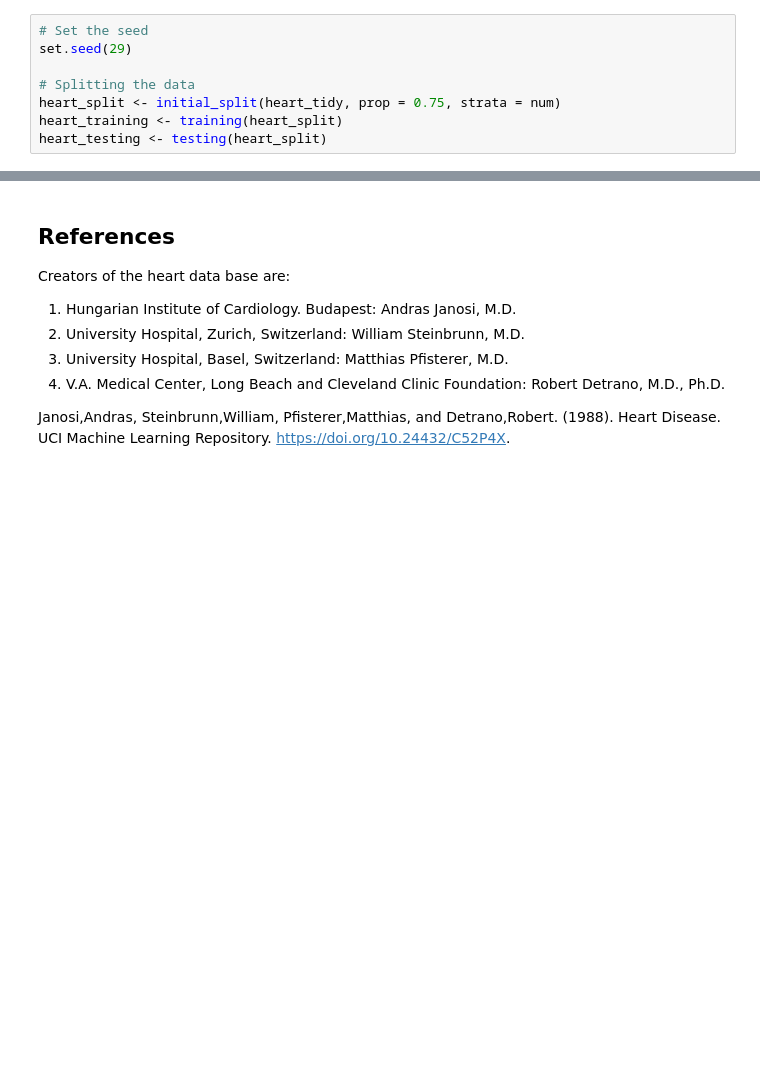
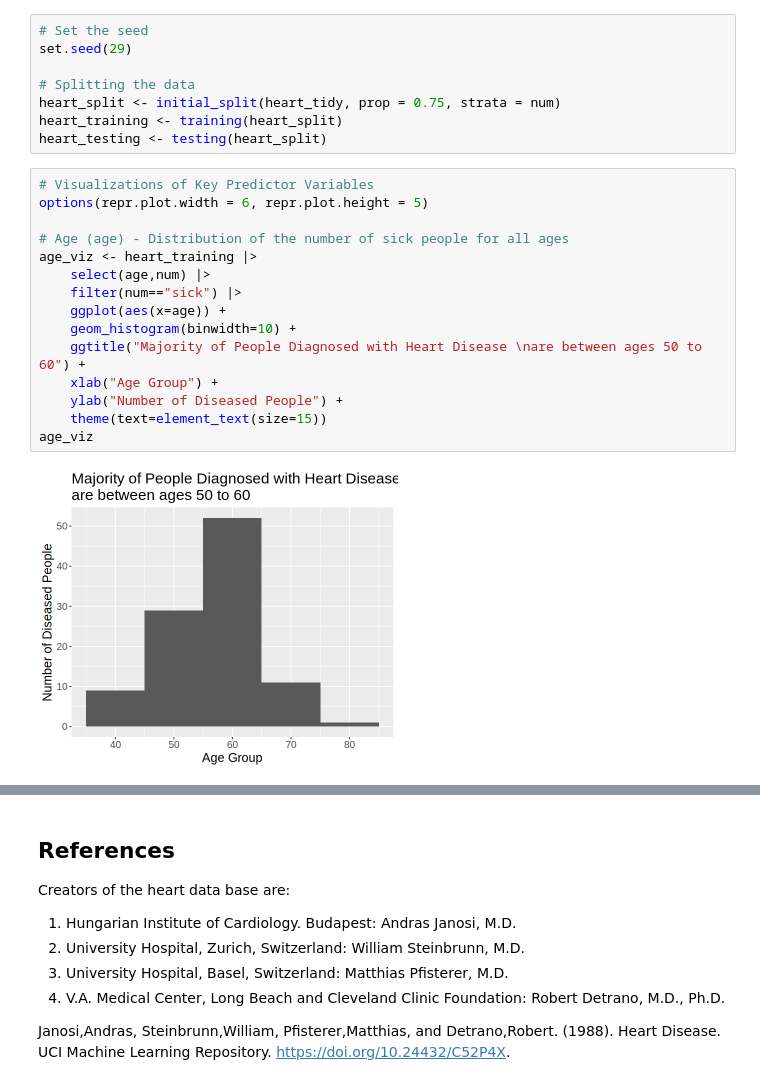
Before and after one commit to Mr-Slope/DSCI-100_Group_Project, a Jupyter notebook: group_report.ipynb, the cells around one changed output, grey strips where cells are left out. Saved outputs shown, nothing was run; the diff lists cells and outputs as text; blank space fills up the shorter version.

```diff
--- a/group_report.ipynb
+++ b/group_report.ipynb
@@ -151,3 +158,20 @@ set.seed(29)
 heart_split <- initial_split(heart_tidy, prop = 0.75, strata = num)
 heart_training <- training(heart_split)
 heart_testing <- testing(heart_split)
+# %%
+# Visualizations of Key Predictor Variables
+options(repr.plot.width = 6, repr.plot.height = 5)
+
+# Age (age) - Distribution of the number of sick people for all ages
+age_viz <- heart_training |>
+    select(age,num) |>
+    filter(num=="sick") |>
+    ggplot(aes(x=age)) +
+    geom_histogram(binwidth=10) +
+    ggtitle("Majority of People Diagnosed with Heart Disease \nare between ages 50 to 60") +
+    xlab("Age Group") +
+    ylab("Number of Diseased People") +
+    theme(text=element_text(size=15))
+age_viz
+# %% [output]
+[figure, added]
```
Also changed, not shown: parts of 14 cells of this notebook.
